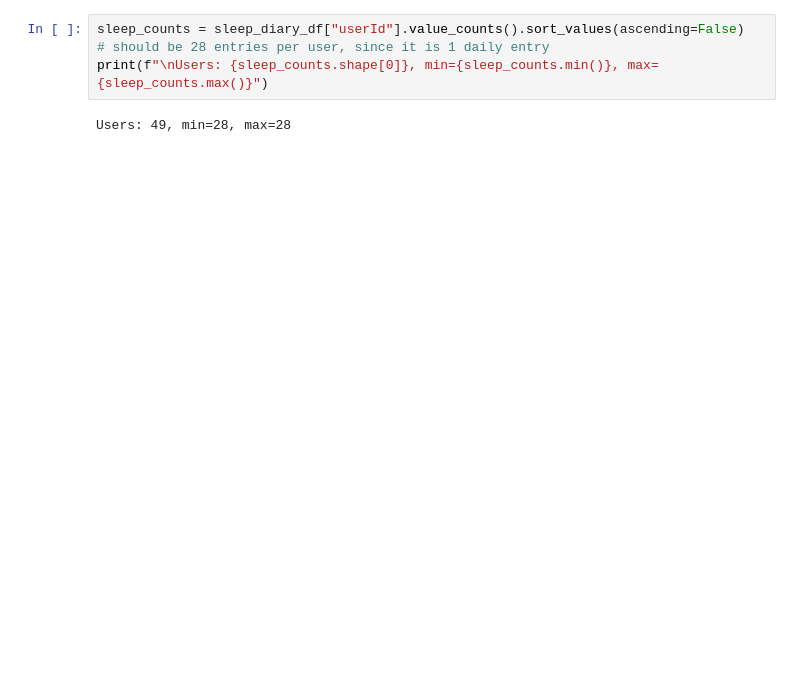
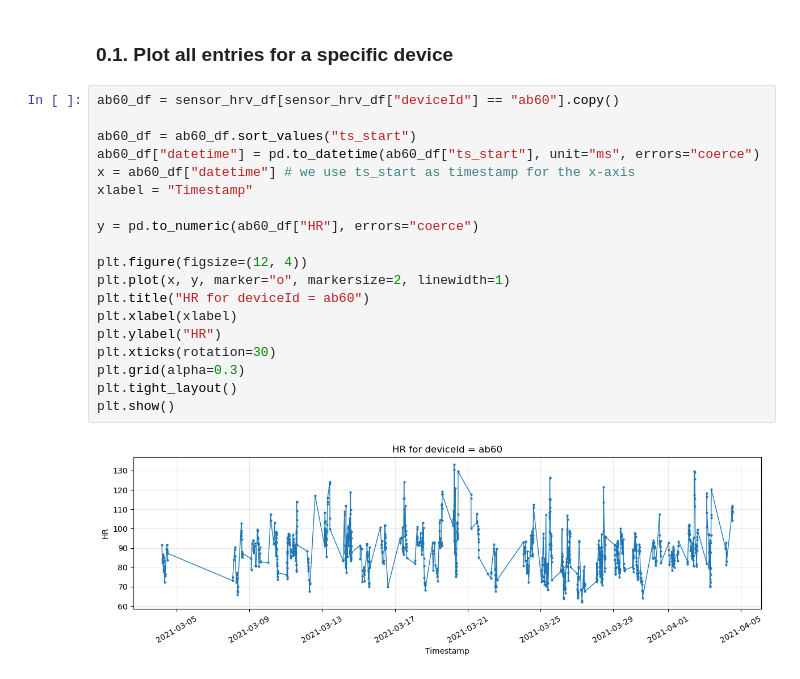
Before and after one commit to nachodll/complex_systems, a Jupyter notebook: very_complex_system.ipynb, the cells around one changed output. Cells and saved outputs as stored; diff of their text form; blank space fills up the shorter version.

```diff
--- a/very_complex_system.ipynb
+++ b/very_complex_system.ipynb
@@ -61,6 +28,23 @@ Shape: 1372 rows x 11 columns
-# %%
-sleep_counts = sleep_diary_df["userId"].value_counts().sort_values(ascending=False)
-# should be 28 entries per user, since it is 1 daily entry
-print(f"\nUsers: {sleep_counts.shape[0]}, min={sleep_counts.min()}, max={sleep_counts.max()}")
-# %% [output]
-Users: 49, min=28, max=28
+# %% [markdown]
+### 0.1. Plot all entries for a specific device
+# %%
+ab60_df = sensor_hrv_df[sensor_hrv_df["deviceId"] == "ab60"].copy()
+
+ab60_df = ab60_df.sort_values("ts_start")
+ab60_df["datetime"] = pd.to_datetime(ab60_df["ts_start"], unit="ms", errors="coerce")
+x = ab60_df["datetime"] # we use ts_start as timestamp for the x-axis
+xlabel = "Timestamp"
+
+y = pd.to_numeric(ab60_df["HR"], errors="coerce")
+
+plt.figure(figsize=(12, 4))
+plt.plot(x, y, marker="o", markersize=2, linewidth=1)
+plt.title("HR for deviceId = ab60")
+plt.xlabel(xlabel)
+plt.ylabel("HR")
+plt.xticks(rotation=30)
+plt.grid(alpha=0.3)
+plt.tight_layout()
+plt.show()
+# %% [output]
+[figure, added]
```
Also changed, not shown: parts of 19 cells of this notebook, 1 other file.
